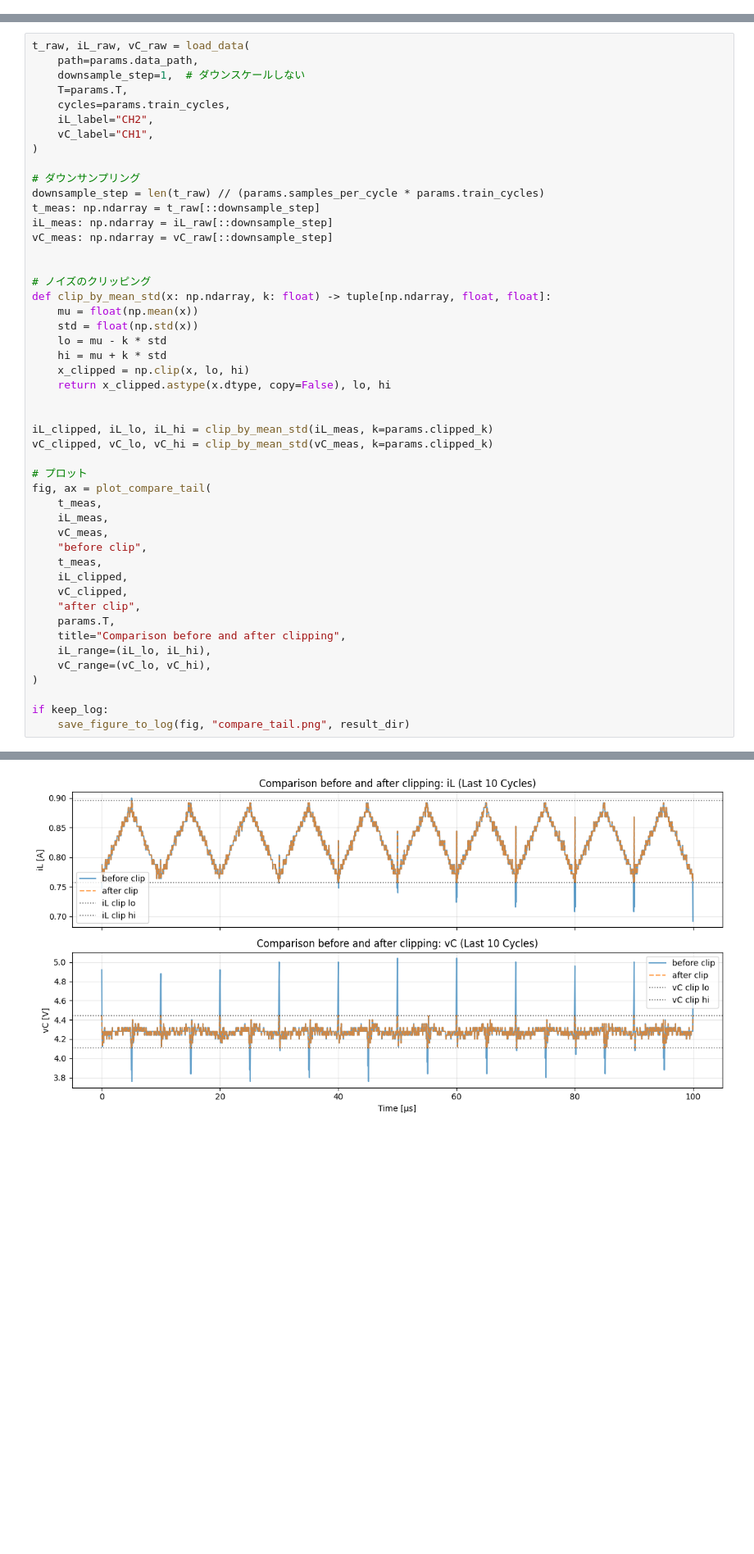
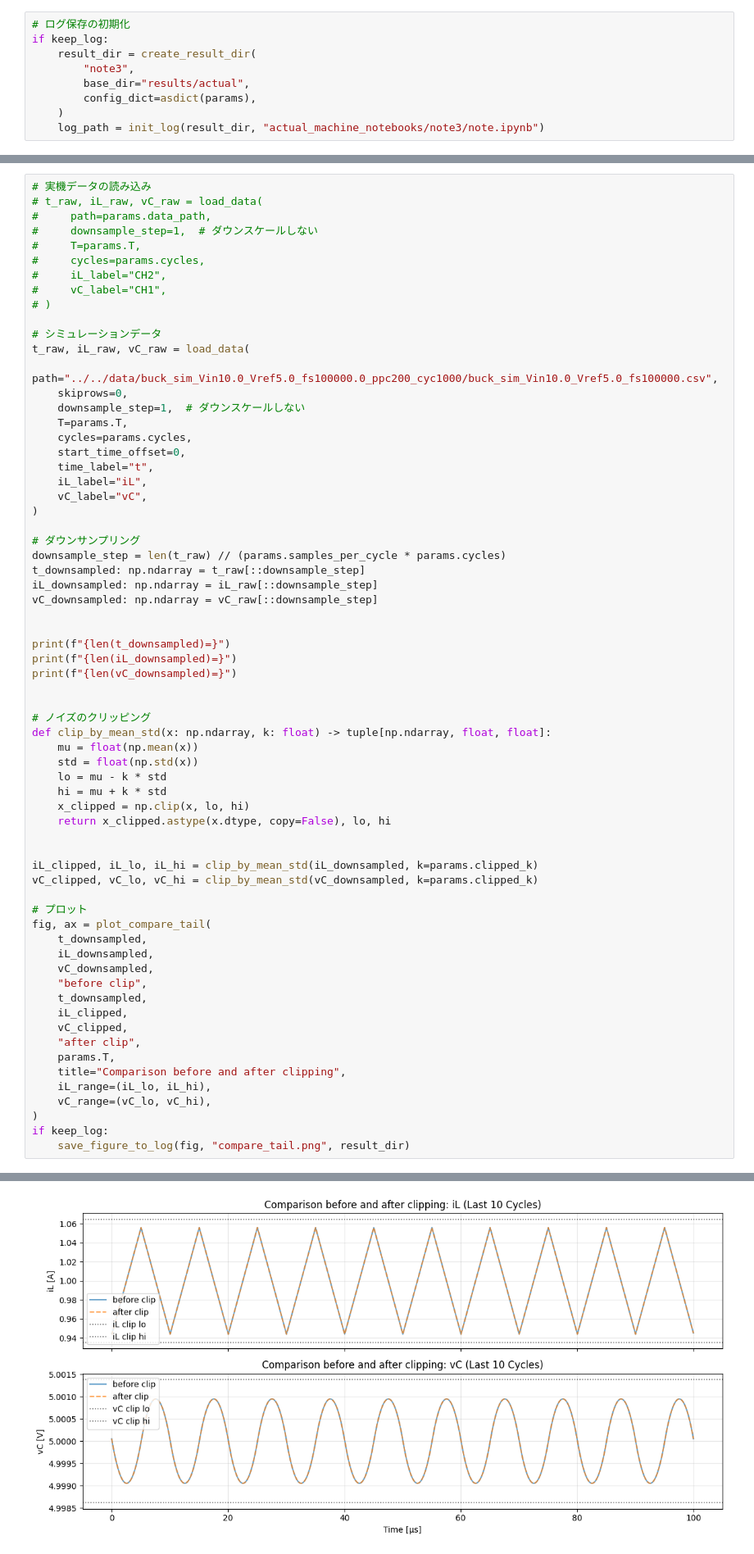
Before and after one commit to University-Laboratory/rnn-pann, a Jupyter notebook: actual_machine_notebooks/note4/note.ipynb, the cells around one changed output, grey strips where cells are left out. Shown at 82% size. Drawn from its saved outputs; the diff is of its cells as text; blank space fills up the shorter version.

```diff
--- a/actual_machine_notebooks/note4/note.ipynb
+++ b/actual_machine_notebooks/note4/note.ipynb
@@ -117,2 +79,11 @@ if keep_log:
+# %%
+# ログ保存の初期化
+if keep_log:
+    result_dir = create_result_dir(
+        "note3",
+        base_dir="results/actual",
+        config_dict=asdict(params),
+    )
+    log_path = init_log(result_dir, "actual_machine_notebooks/note3/note.ipynb")
 # %% [markdown]
 # BuckConverterCell
@@ -119,18 +97,37 @@ if keep_log:
 # %%
+# 実機データの読み込み
+# t_raw, iL_raw, vC_raw = load_data(
+#     path=params.data_path,
+#     downsample_step=1,  # ダウンスケールしない
+#     T=params.T,
+#     cycles=params.cycles,
+#     iL_label="CH2",
+#     vC_label="CH1",
+# )
+
+# シミュレーションデータ
 t_raw, iL_raw, vC_raw = load_data(
-    path=params.data_path,
+    path="../../data/buck_sim_Vin10.0_Vref5.0_fs100000.0_ppc200_cyc1000/buck_sim_Vin10.0_Vref5.0_fs100000.csv",
+    skiprows=0,
     downsample_step=1,  # ダウンスケールしない
     T=params.T,
-    cycles=params.train_cycles,
-    iL_label="CH2",
-    vC_label="CH1",
+    cycles=params.cycles,
+    start_time_offset=0,
+    time_label="t",
+    iL_label="iL",
+    vC_label="vC",
 )
 
 # ダウンサンプリング
-downsample_step = len(t_raw) // (params.samples_per_cycle * params.train_cycles)
-t_meas: np.ndarray = t_raw[::downsample_step]
-iL_meas: np.ndarray = iL_raw[::downsample_step]
-vC_meas: np.ndarray = vC_raw[::downsample_step]
+downsample_step = len(t_raw) // (params.samples_per_cycle * params.cycles)
+t_downsampled: np.ndarray = t_raw[::downsample_step]
+iL_downsampled: np.ndarray = iL_raw[::downsample_step]
+vC_downsampled: np.ndarray = vC_raw[::downsample_step]
+
+
+print(f"{len(t_downsampled)=}")
+print(f"{len(iL_downsampled)=}")
+print(f"{len(vC_downsampled)=}")
 
 
 # ノイズのクリッピング
@@ -143,16 +140,16 @@ def clip_by_mean_std(x: np.ndarray, k: float) -> tuple[np.ndarray, float, float]
     return x_clipped.astype(x.dtype, copy=False), lo, hi
 
 
-iL_clipped, iL_lo, iL_hi = clip_by_mean_std(iL_meas, k=params.clipped_k)
-vC_clipped, vC_lo, vC_hi = clip_by_mean_std(vC_meas, k=params.clipped_k)
+iL_clipped, iL_lo, iL_hi = clip_by_mean_std(iL_downsampled, k=params.clipped_k)
+vC_clipped, vC_lo, vC_hi = clip_by_mean_std(vC_downsampled, k=params.clipped_k)
 
 # プロット
 fig, ax = plot_compare_tail(
-    t_meas,
-    iL_meas,
-    vC_meas,
+    t_downsampled,
+    iL_downsampled,
+    vC_downsampled,
     "before clip",
-    t_meas,
+    t_downsampled,
     iL_clipped,
     vC_clipped,
     "after clip",
@@ -161,7 +158,6 @@ fig, ax = plot_compare_tail(
     iL_range=(iL_lo, iL_hi),
     vC_range=(vC_lo, vC_hi),
 )
-
 if keep_log:
     save_figure_to_log(fig, "compare_tail.png", result_dir)
 # %% [output]
@@ -168,3 +167,3 @@ if keep_log:
-[figure, old version]
+[figure, new version]
 # %%
 # スイッチング信号
```
Also changed, not shown: parts of 36 cells of this notebook, 1 other file.
